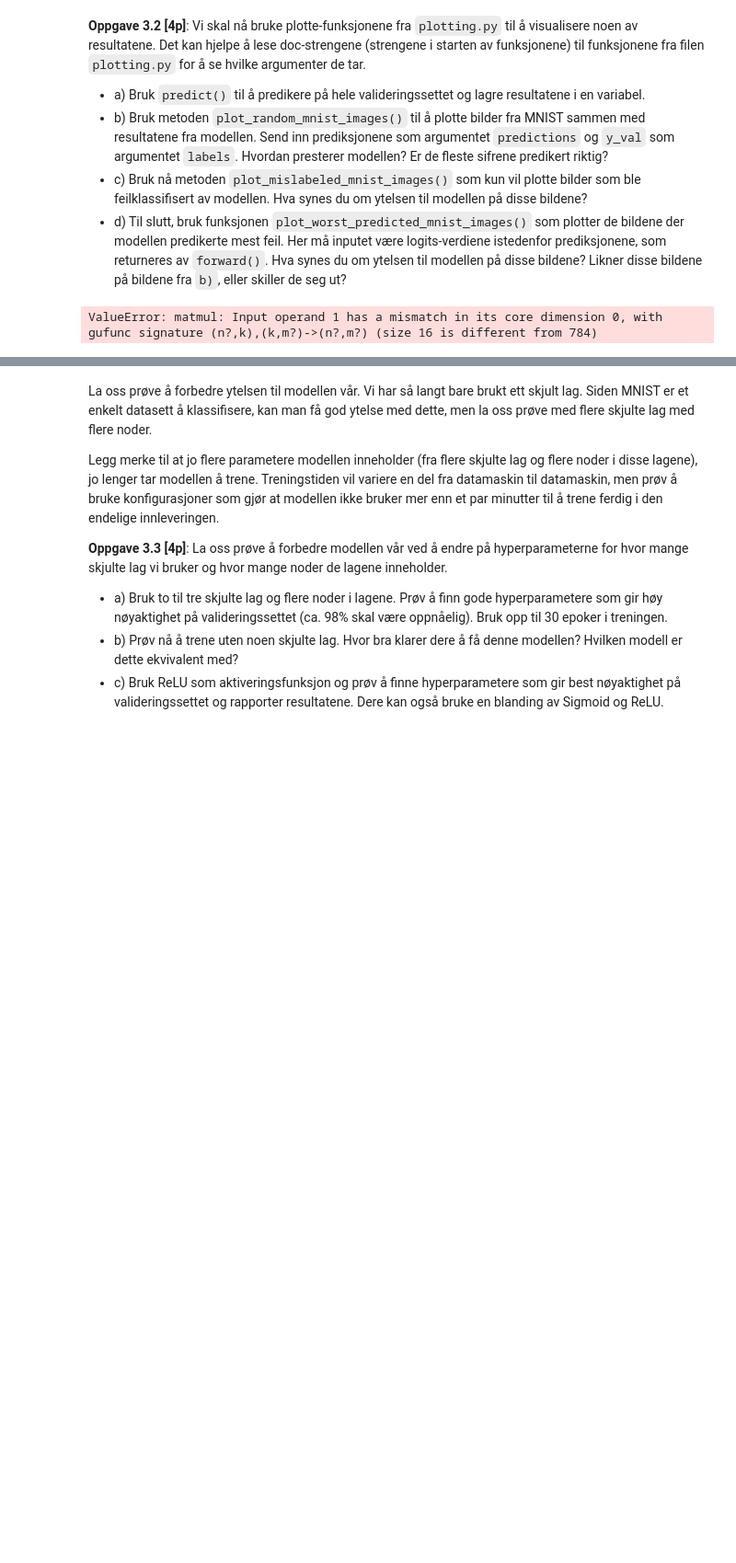
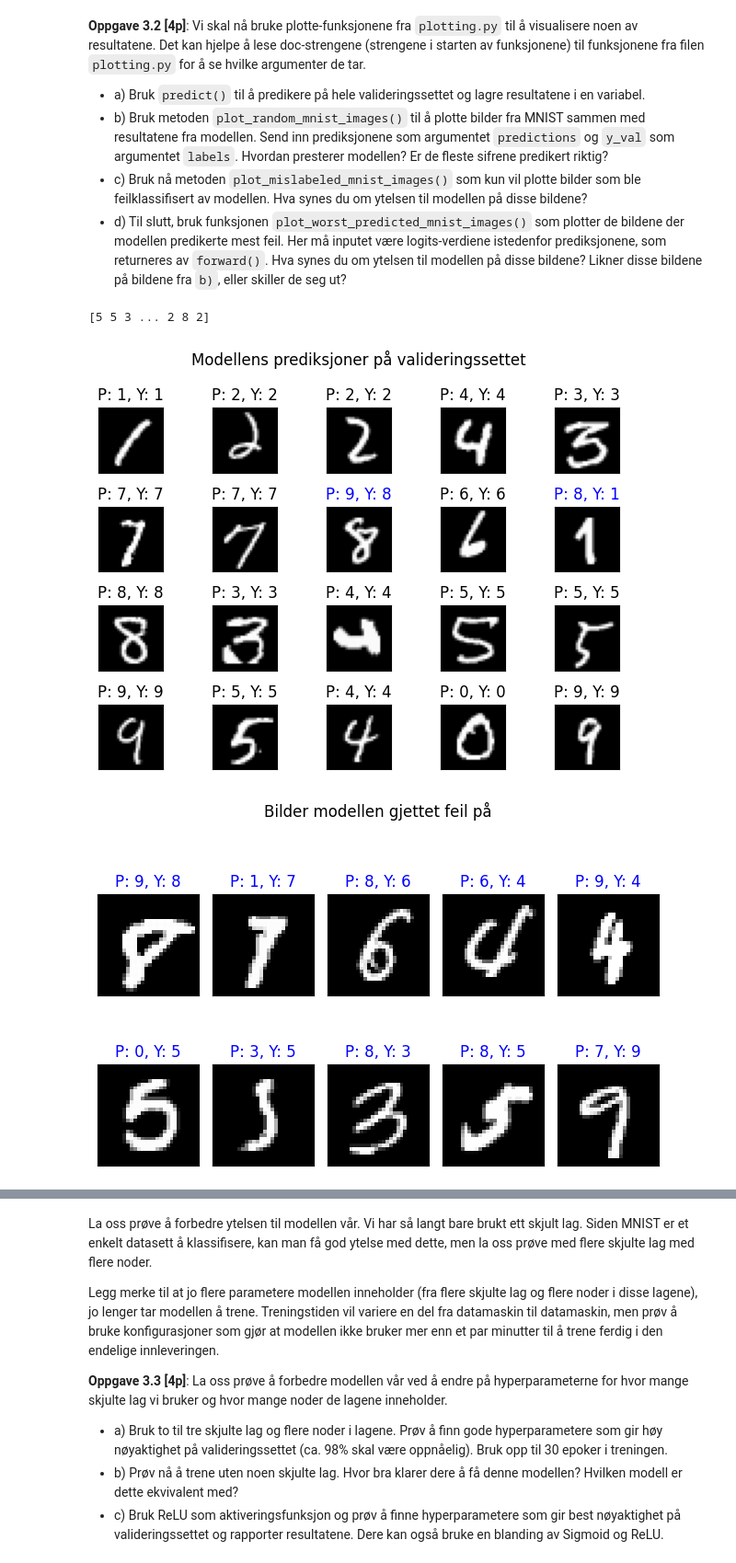
Before and after one commit to Alliananaz/uni, a Jupyter notebook: in1160/oblig2b/oblig2b.ipynb, the cells around one changed output, grey strips where cells are left out. Shown at 92% size. Saved outputs shown, nothing was run; the diff lists cells and outputs as text; code cells hidden in the pictures; blank space fills up the shorter version.

```diff
--- a/in1160/oblig2b/oblig2b.ipynb
+++ b/in1160/oblig2b/oblig2b.ipynb
@@ -389,7 +389,7 @@ def forward(self, x_data):
     current_activation = x_data
 
     for i in range(self.n_layers - 1):
-        z = current_activation @ self.weights[i] + self.biases[i]
+        z = (current_activation @ self.weights[i].T) + self.biases[i] ###
         self.weighted_sums.append(z)
 
         f = self.activation_functions[i]
@@ -497,7 +498,14 @@ def calculate_multiclass_cross_entropy(true_values, predictions):
     """
     y_pred = softmax(predictions)
 
-    y_true_encoded = integer_one_hot_encode(true_values)
+    n = true_values.shape[0]    # antall datapunkter (rader)
+    n_classes = predictions.shape[1]    # antall klasser (kolonner)
+
+    # lager en matrise av str (n, n_classes) fylt med 0-verdier
+    y_true_encoded = np.zeros((n, n_classes))
+
+    # for hvert datapunkt setter vu 1 i kolonnen som tilsvarer riktig klasse
+    y_true_encoded[np.arange(n), true_values] = 1
 
     epsilon = 1e-15
 
@@ -556,7 +562,7 @@ neural_network = NeuralNetwork(
 
 learning_rate = 0.1  # TODO: Finn en passende verdi
 minibatch_size = 32 # TODO: Finn en passende verdi (bruker 32/64/128 knyttet til minnehåndtering i GPUer)
-implemented = False  # Method `neural_network.train()` will crash of the forward phase is not implemented
+implemented = True  # Method `neural_network.train()` will crash of the forward phase is not implemented
 
 if implemented:  # Example call (the `if implemented` part can be removed when everything is implemented)
     neural_network.train(
@@ -579,31 +603,32 @@ if implemented:  # Example call (the `if implemented` part can be removed when e
 # %%
 # Perform prediction and plotting
 
 val_predictions = neural_network.predict(x_val)
 
 plot_random_mnist_images(
     images = x_val,
     n_random = 20,
     predictions = val_predictions,
     labels = y_val,
     title = "Modellens prediksjoner på valideringssettet"
 )
 
 plot_mislabeled_mnist_images(
     images = x_val,
     predictions= val_predictions,
     labels = y_val,
     title = "Bilder modellen gjettet feil på"
 )
 
 val_logits = neural_network.forward(x_val)
 
 plot_worst_predicted_mnist_images(
     images = x_val,
-    n_random = 20,
-    predictions = val_logits,
     labels = y_val,
+    logits = val_logits,
     title="Modellens største bommerter"
 )
 # %% [output]
-ValueError: matmul: Input operand 1 has a mismatch in its core dimension 0, with gufunc signature (n?,k),(k,m?)->(n?,m?) (size 16 is different from 784)
+[5 5 3 ... 2 8 2]
+[figure, added]
+[figure, added]
```
Also changed, not shown: parts of 7 cells of this notebook, 2 other files.
